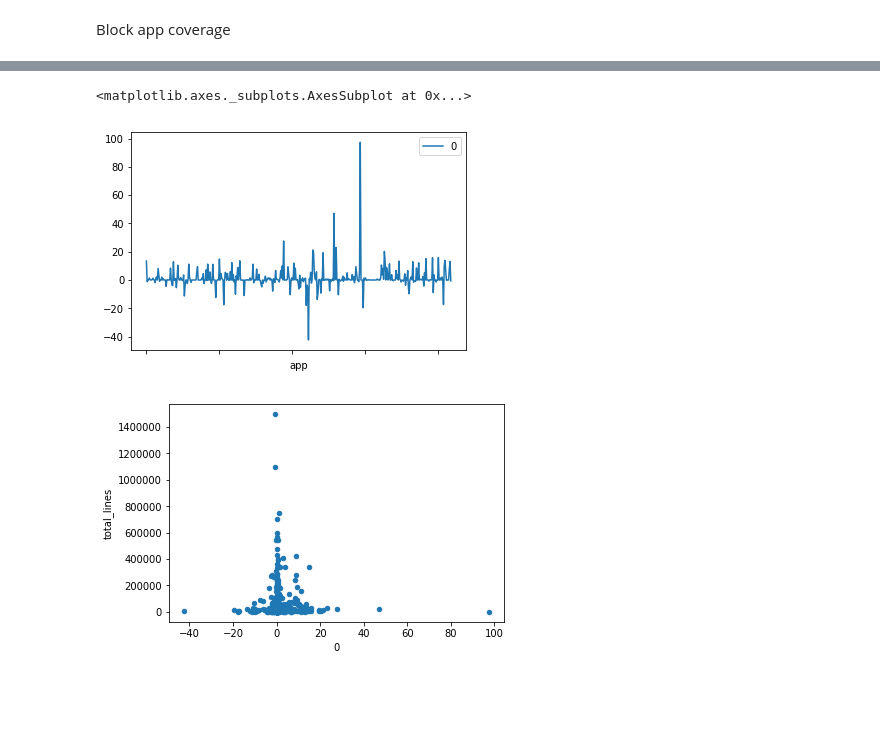
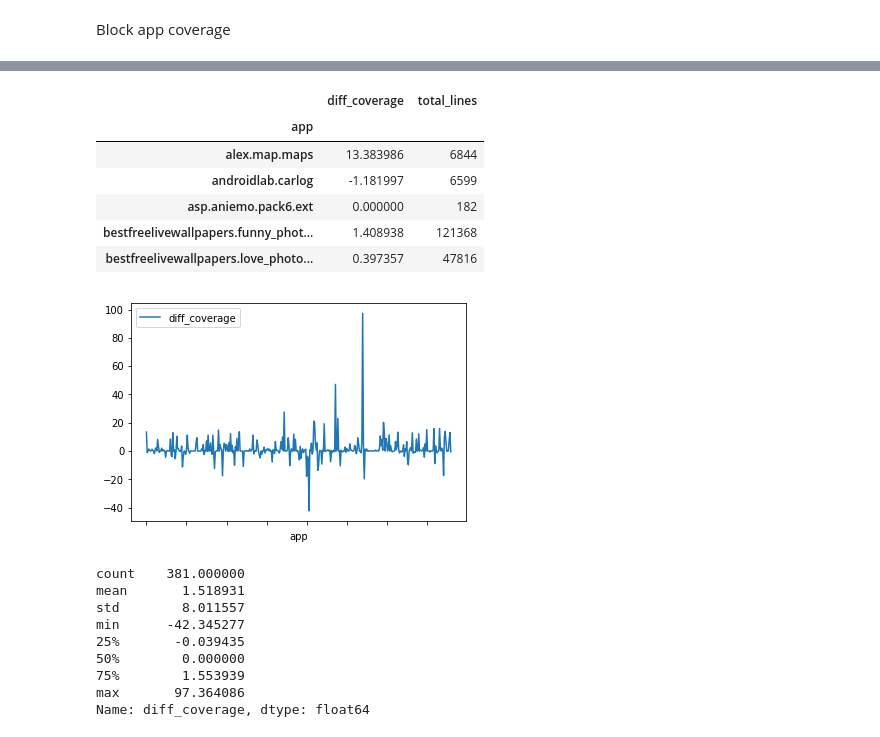
Before and after one commit to sangamk/IncubatorDataAnalyser, a Jupyter notebook: notebooks/Coverage.ipynb, the cells around one changed output, grey strips where cells are left out. Saved outputs shown, nothing was run; the diff lists cells and outputs as text; code cells hidden in the pictures; blank space fills up the shorter version.

```diff
--- a/notebooks/Coverage.ipynb
+++ b/notebooks/Coverage.ipynb
@@ -148,15 +154,29 @@ random_and_systematic_coverage.plot()
 # %%
 diff_in_coverage_per_app = random_and_systematic_block_coverage['random'] - random_and_systematic_block_coverage['systematic']
 # systematic_block_coverage_per_app['percentage_covered'] = (systematic_block_coverage_per_app.covered_lines / systematic_block_coverage_per_app.total_lines) * 100
-diff_in_coverage_per_app = diff_in_coverage_per_app.to_frame()
+diff_in_coverage_per_app = diff_in_coverage_per_app.to_frame(name="diff_coverage")
 diff_in_coverage_per_app.plot()
 diff_in_coverage_per_app["total_lines"] = random_block_coverage_per_app.total_lines
 diff_in_coverage_per_app.head()
-
-diff_in_coverage_per_app.plot.scatter(x=0, y="total_lines")
-
 # diff_in_coverage_per_app.describe()
 # %% [output]
-<matplotlib.axes._subplots.AxesSubplot at 0x...>
+|  | diff_coverage | total_lines |
+| app |  |  |
+| alex.map.maps | 13.383986 | 6844 |
+| androidlab.carlog | -1.181997 | 6599 |
+| asp.aniemo.pack6.ext | 0.000000 | 182 |
+| bestfreelivewallpapers.funny_phot... | 1.408938 | 121368 |
+| bestfreelivewallpapers.love_photo... | 0.397357 | 47816 |
-[figure, old version]
+[figure, new version]
-[figure, removed]
+# %%
+diff_in_coverage_per_app.diff_coverage.describe()
+# %% [output]
+count    381.000000
+mean       1.518931
+std        8.011557
+min      -42.345277
+25%       -0.039435
+50%        0.000000
+75%        1.553939
+max       97.364086
+Name: diff_coverage, dtype: float64
```
Also changed, not shown: parts of 12 cells of this notebook, 2 other files.
